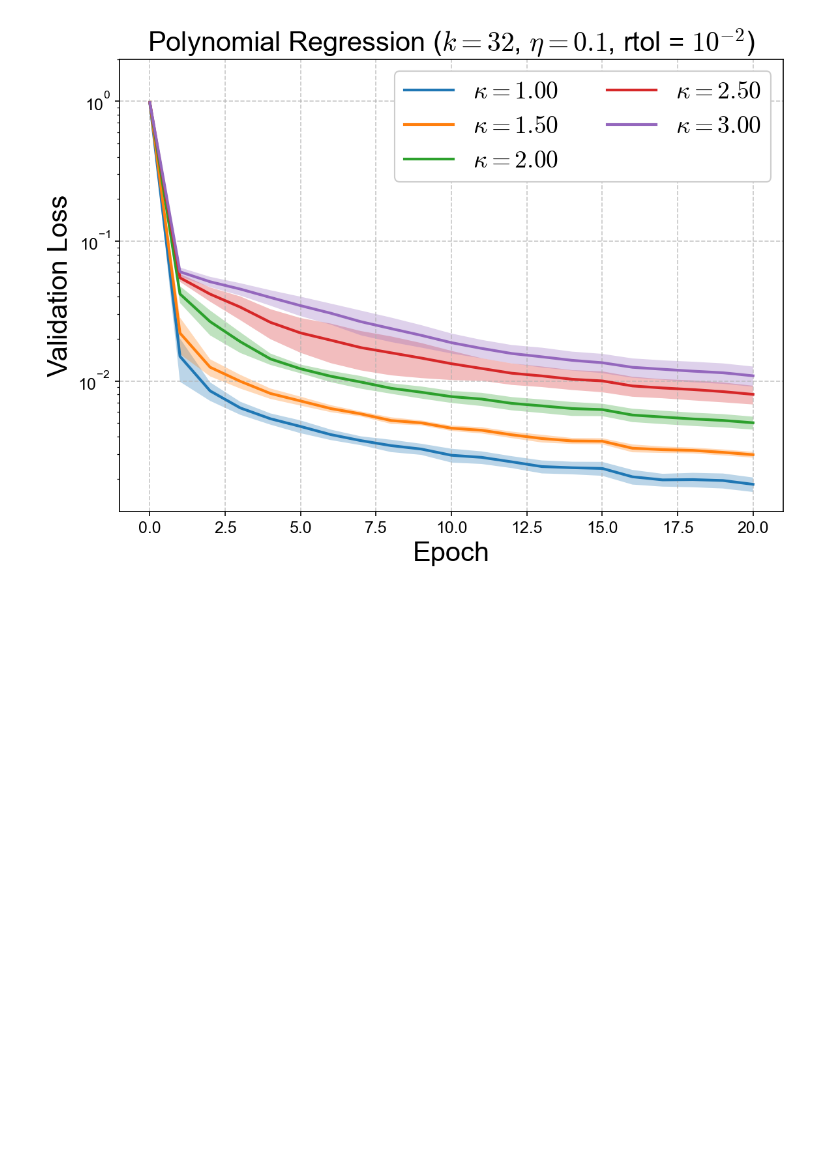
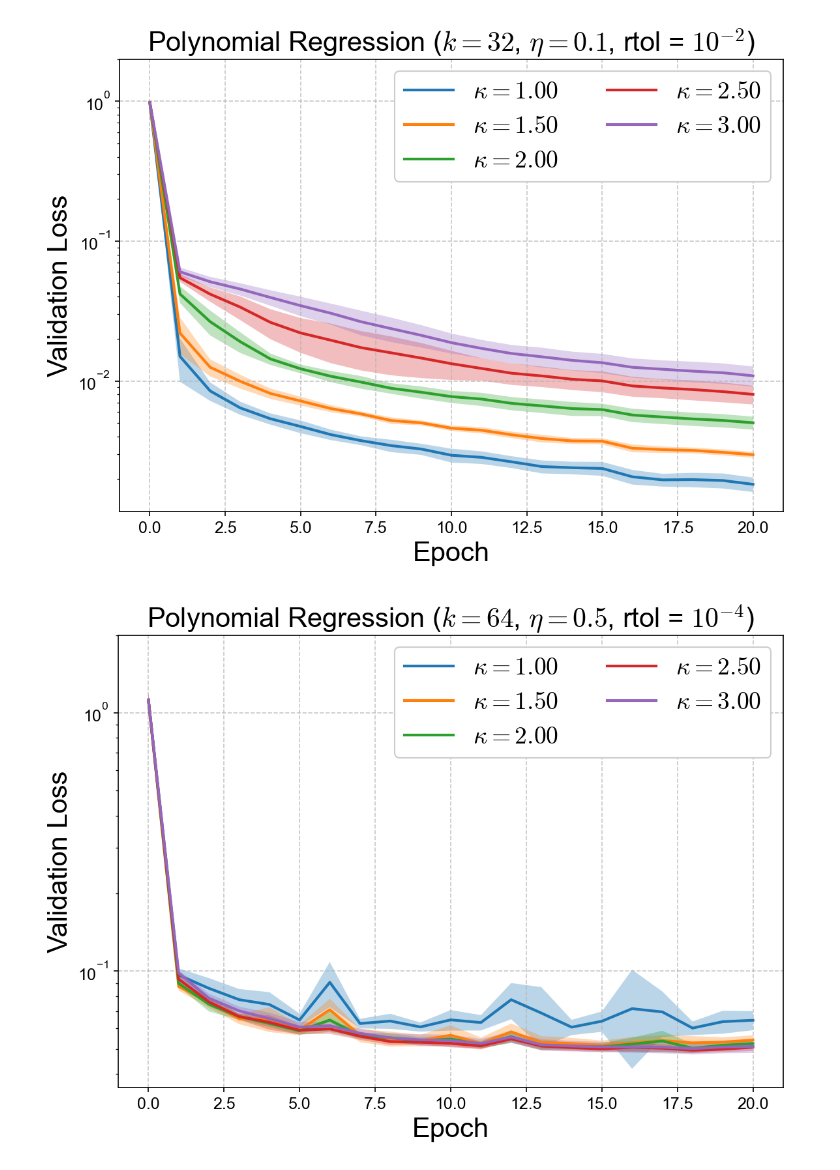
Before and after one commit to sambt/sven-experiments, a Jupyter notebook: analysis/kappaScan_analysis.ipynb, the cells around one changed output. Cells and saved outputs as stored; diff of their text form; code cells hidden in the pictures; blank space fills up the shorter version.

```diff
--- a/analysis/kappaScan_analysis.ipynb
+++ b/analysis/kappaScan_analysis.ipynb
@@ -24,7 +24,7 @@ Plots will be saved to: /Users/sambt/iaifi/sv3/analysis/plots/kappaScan
 from style import load_results
 
 SCAN_CONFIGS = {
-    #'MNIST':    'mnist_paramfrac_labelreg_scan',
+    'MNIST':    'mnist_kappaScan_labelRegression',
     'Toy 1D':              'toy_1d_kappaScan',
     'Polynomial':          'polynomial_kappaScan',
 }
@@ -98,6 +100,19 @@ print(f"Polynomial model_seeds: {model_seeds_polynomial}")
 print(f"Polynomial k_values: {k_values_polynomial}")
 print(f"Polynomial learning rates: {lrs_polynomial}")
 print(f"Polynomial rtols: {rtols_polynomial}")
+
+print("="*50)
+
+kappas_mnist = sorted(datasets['MNIST']['kappa'].unique().tolist())
+model_seeds_mnist = datasets['MNIST']['model_seed'].unique()
+k_values_mnist = datasets['MNIST']['k'].unique()
+rtols_mnist = datasets['MNIST']['rtol'].unique()
+lrs_mnist = datasets['MNIST']['lr'].unique()
+print(f"MNIST kappas: {kappas_mnist}")
+print(f"MNIST model_seeds: {model_seeds_mnist}")
+print(f"MNIST k_values: {k_values_mnist}")
+print(f"MNIST learning rates: {lrs_mnist}")
+print(f"MNIST rtols: {rtols_mnist}")
 # %% [output]
 Toy 1D kappas: [1.0, 1.5, 2.0, 2.5, 3.0]
 Toy 1D model_seeds: [4310 4311 4312 4313 4314 4315 4316 4317 4318 4319]
@@ -217,3 +238,45 @@ bad run with kappa = 1.5, model_seed = 5310, k = 32, rtol = 0.01, lr = 0.1: foun
 bad run with kappa = 1.5, model_seed = 5314, k = 32, rtol = 0.01, lr = 0.1: found 0 runs
 bad run with kappa = 1.5, model_seed = 5315, k = 32, rtol = 0.01, lr = 0.1: found 0 runs
 [figure]
+# %%
+colors = sns.color_palette("deep")
+
+fig, ax = plt.subplots(figsize=(8, 6))
+
+K_SEL = 64
+RTOL = 1e-4
+LR = 0.5
+
+df = datasets['MNIST']
+
+for kappa in kappas_mnist:
+    losses = []
+    for mseed in model_seeds_mnist:
+        cut = (df['kappa'] == kappa) & (df['model_seed'] == mseed) & (df['k'] == K_SEL) & (df['rtol'] == RTOL) & (df['lr'] == LR)
+        row = df.loc[cut]
+        if len(row) > 1 or len(row) == 0:
+            print(f"bad run with kappa = {kappa}, model_seed = {mseed}, k = {K_SEL}, rtol = {RTOL}, lr = {LR}: found {len(row)} runs")
+            continue
+        row = row.iloc[0]
+        losses.append(np.array(get_loss_curve(row, 'val')).reshape(1,-1))
+    if len(losses) == 0:
+        print(f"No valid runs found for kappa = {kappa}, skipping...")
+        continue
+    losses = np.concatenate(losses, axis=0)
+    mean_loss = np.mean(losses, axis=0)
+    std_loss = np.std(losses, axis=0)
+    epochs = np.arange(len(mean_loss))
+    ax.plot(epochs, mean_loss, label=f"$\\kappa={kappa:.2f}$", zorder=2)
+    ax.fill_between(epochs, mean_loss - std_loss, mean_loss + std_loss, alpha=0.3, zorder=1)
+
+ax.set_xlabel('Epoch')
+ax.set_ylabel('Validation Loss')
+ax.set_yscale('log')
+plt.legend(ncol=2,loc='upper right',frameon=True,framealpha=1, fontsize=18)
+ax.set_title(f"Polynomial Regression ($k = {K_SEL}$, $\\eta = {LR}$, rtol = ${lr_labels[RTOL]}$)")
+plt.ylim([None,2])
+plt.grid(axis='both', linestyle='--', alpha=0.7, zorder=0)
+plt.tight_layout()
+plt.savefig(PLOT_DIR / "polynomial_val_loss_kappaScan.pdf",bbox_inches='tight')
+# %% [output]
+[figure, added]
```
Also changed, not shown: parts of 3 cells of this notebook, 2 other files.
